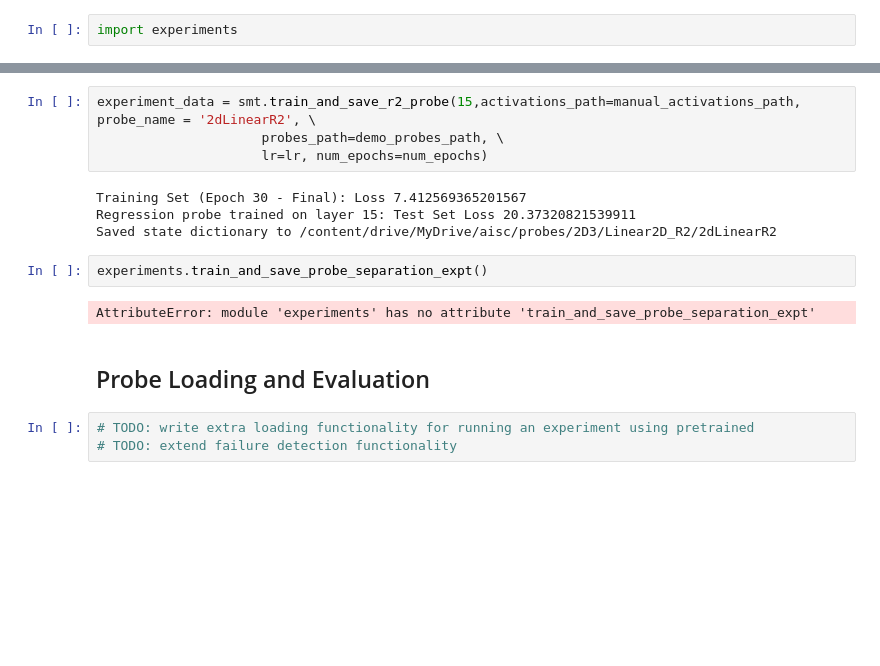
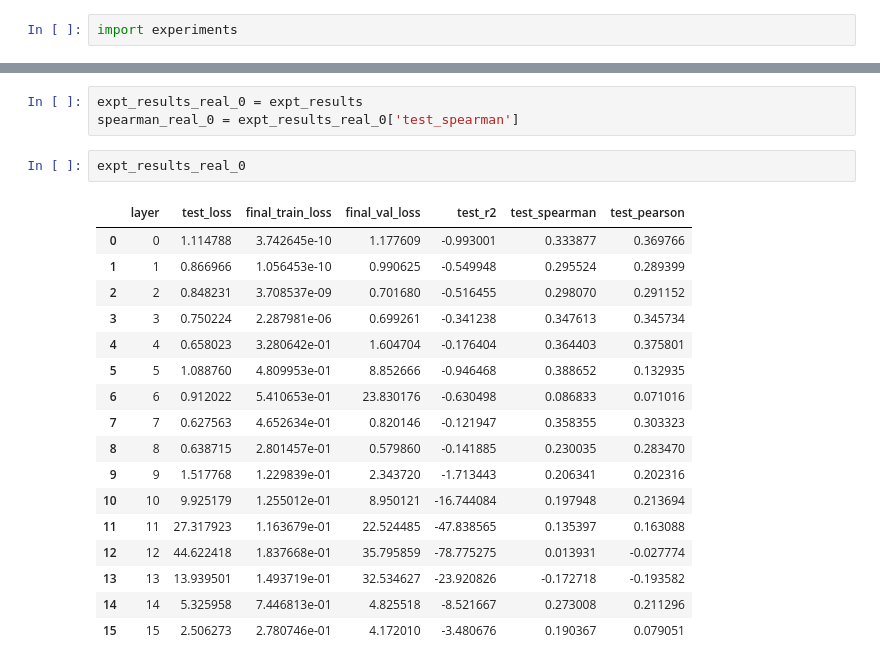
Before and after one commit to ayoakin/MIVLDE, a Jupyter notebook: subteams/LLMProbing/notebooks/2D_Linear.ipynb, the cells around one changed output, grey strips where cells are left out. Drawn from its saved outputs; the diff is of its cells as text; blank space fills up the shorter version.

```diff
--- a/subteams/LLMProbing/notebooks/2D_Linear.ipynb
+++ b/subteams/LLMProbing/notebooks/2D_Linear.ipynb
@@ -587,17 +344,23 @@ expt_utils.plot_from_summary(expt_summary, descriptor='demo')
-# %%
-experiment_data = smt.train_and_save_r2_probe(15,activations_path=manual_activations_path, probe_name = '2dLinearR2', \
-                     probes_path=demo_probes_path, \
-                     lr=lr, num_epochs=num_epochs)
-# %% [output]
-Training Set (Epoch 30 - Final): Loss 7.412569365201567
-Regression probe trained on layer 15: Test Set Loss 20.37320821539911
-Saved state dictionary to /content/drive/MyDrive/aisc/probes/2D3/Linear2D_R2/2dLinearR2
-# %%
-experiments.train_and_save_probe_separation_expt()
-# %% [output]
-AttributeError: module 'experiments' has no attribute 'train_and_save_probe_separation_expt'
-# %% [markdown]
-## Probe Loading and Evaluation
-# %%
-# TODO: write extra loading functionality for running an experiment using pretrained
-# TODO: extend failure detection functionality
+# %%
+expt_results_real_0 = expt_results
+spearman_real_0 = expt_results_real_0['test_spearman']
+# %%
+expt_results_real_0
+# %% [output]
+|  | layer | test_loss | final_train_loss | final_val_loss | test_r2 | test_spearman | test_pearson |
+| 0 | 0 | 1.114788 | 3.742645e-10 | 1.177609 | -0.993001 | 0.333877 | 0.369766 |
+| 1 | 1 | 0.866966 | 1.056453e-10 | 0.990625 | -0.549948 | 0.295524 | 0.289399 |
+| 2 | 2 | 0.848231 | 3.708537e-09 | 0.701680 | -0.516455 | 0.298070 | 0.291152 |
+| 3 | 3 | 0.750224 | 2.287981e-06 | 0.699261 | -0.341238 | 0.347613 | 0.345734 |
+| 4 | 4 | 0.658023 | 3.280642e-01 | 1.604704 | -0.176404 | 0.364403 | 0.375801 |
+| 5 | 5 | 1.088760 | 4.809953e-01 | 8.852666 | -0.946468 | 0.388652 | 0.132935 |
+| 6 | 6 | 0.912022 | 5.410653e-01 | 23.830176 | -0.630498 | 0.086833 | 0.071016 |
+| 7 | 7 | 0.627563 | 4.652634e-01 | 0.820146 | -0.121947 | 0.358355 | 0.303323 |
+| 8 | 8 | 0.638715 | 2.801457e-01 | 0.579860 | -0.141885 | 0.230035 | 0.283470 |
+| 9 | 9 | 1.517768 | 1.229839e-01 | 2.343720 | -1.713443 | 0.206341 | 0.202316 |
+| 10 | 10 | 9.925179 | 1.255012e-01 | 8.950121 | -16.744084 | 0.197948 | 0.213694 |
+| 11 | 11 | 27.317923 | 1.163679e-01 | 22.524485 | -47.838565 | 0.135397 | 0.163088 |
+| 12 | 12 | 44.622418 | 1.837668e-01 | 35.795859 | -78.775275 | 0.013931 | -0.027774 |
+| 13 | 13 | 13.939501 | 1.493719e-01 | 32.534627 | -23.920826 | -0.172718 | -0.193582 |
+| 14 | 14 | 5.325958 | 7.446813e-01 | 4.825518 | -8.521667 | 0.273008 | 0.211296 |
+| 15 | 15 | 2.506273 | 2.780746e-01 | 4.172010 | -3.480676 | 0.190367 | 0.079051 |
```
Also changed, not shown: parts of 54 cells of this notebook.
